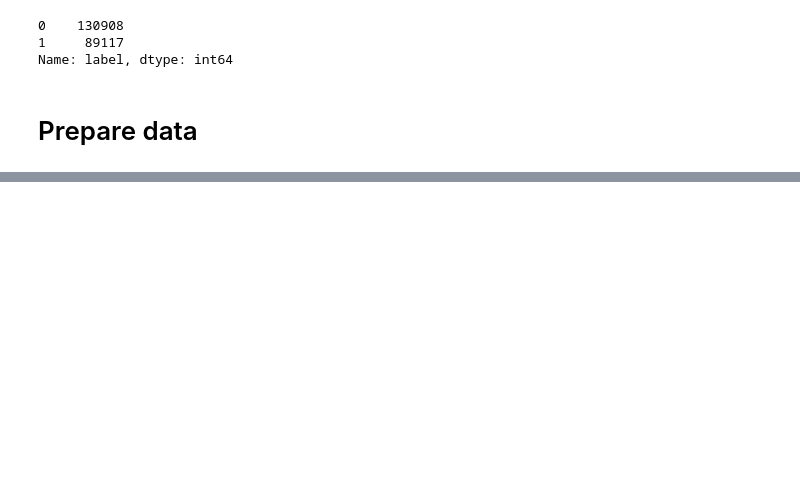
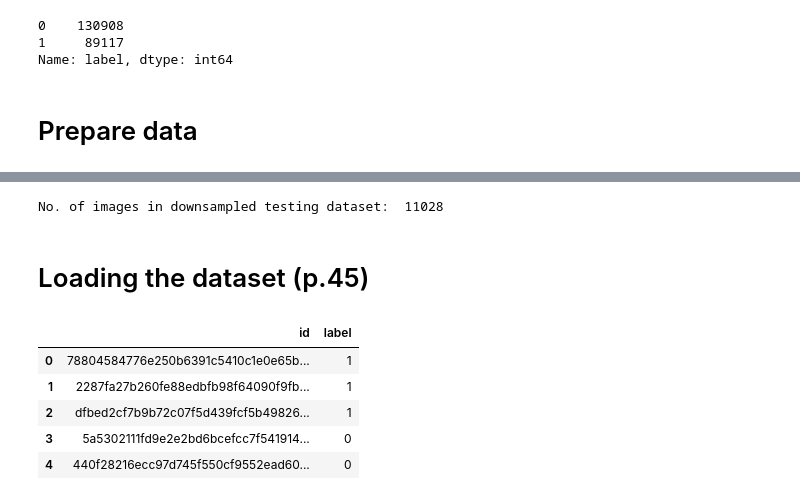
Before and after one commit to CharlesAntoineVouligny/DeepLearning-with-PyTorch-Lightning, a Jupyter notebook: FirstDeepLearning_ImageRecognition.ipynb, the cells around one changed output, grey strips where cells are left out. Drawn from its saved outputs; the diff is of its cells as text; code cells hidden in the pictures; blank space fills up the shorter version.

```diff
--- a/FirstDeepLearning_ImageRecognition.ipynb
+++ b/FirstDeepLearning_ImageRecognition.ipynb
@@ -70,7 +64,7 @@ Name: label, dtype: int64
 np.random.seed(5436)
 train_imgs_orig = os.listdir("histopathologic-cancer-detection/train")
 selected_image_list = []
-for img in np.random.choice(train_imgs_orig, 10000):
+for img in np.random.choice(train_imgs_orig, 50000):
   selected_image_list.append(img)
 len(selected_image_list)
 # %% [output]
@@ -117,0 +117,22 @@ No. of images in downsampled training dataset:  7864
+# %%
+# Process data online - test dataset
+# os.mkdir('/content/histopathologic-cancer-detection/test_dataset/')
+for fname in cancer_test_idx:
+  src = os.path.join('histopathologic-cancer-detection/train', fname)
+  dst = os.path.join('/content/histopathologic-cancer-detection/test_dataset/', fname)
+  shutil.copyfile(src, dst)
+print('No. of images in downsampled testing dataset: ', len(os.listdir("/content/histopathologic-cancer-detection/test_dataset/")))
+# %% [output]
+No. of images in downsampled testing dataset:  11028
+# %%
+# Extracting the labels for the images that were selected in the downsampled data
+selected_image_labels = pd.DataFrame()
+id_list = []
+label_list = []
+
+for img in selected_image_list:
+  label_tuple = cancer_labels.loc[cancer_labels['id'] == img.split('.')[0]]
+  id_list.append(label_tuple['id'].values[0])
+  label_list.append(label_tuple['label'].values[0])
+# %% [markdown]
+# Loading the dataset (p.45)
@@ -117,0 +160,11 @@ No. of images in downsampled training dataset:  7864
+# %%
+selected_image_labels['id'] = id_list
+selected_image_labels['label'] = label_list
+selected_image_labels.head()
+# %% [output]
+|  | id | label |
+| 0 | 78804584776e250b6391c5410c1e0e65b... | 1 |
+| 1 | 2287fa27b260fe88edbfb98f64090f9fb... | 1 |
+| 2 | dfbed2cf7b9b72c07f5d439fcf5b49826... | 1 |
+| 3 | 5a5302111fd9e2e2bd6bcefcc7f541914... | 0 |
+| 4 | 440f28216ecc97d745f550cf9552ead60... | 0 |
```
Also changed, not shown: parts of 28 cells of this notebook.
